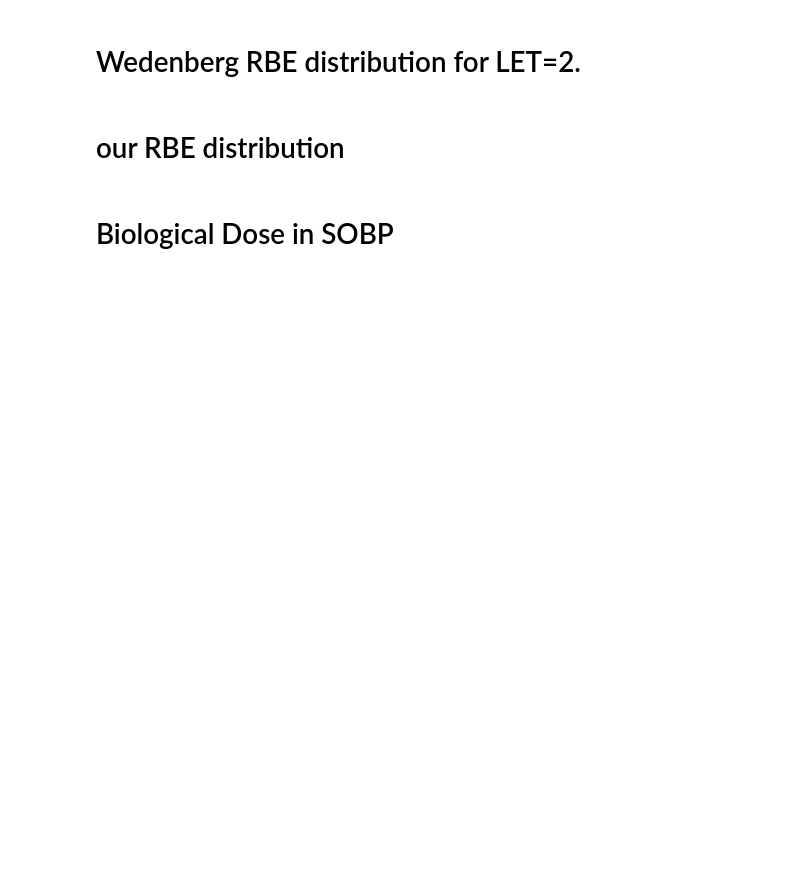
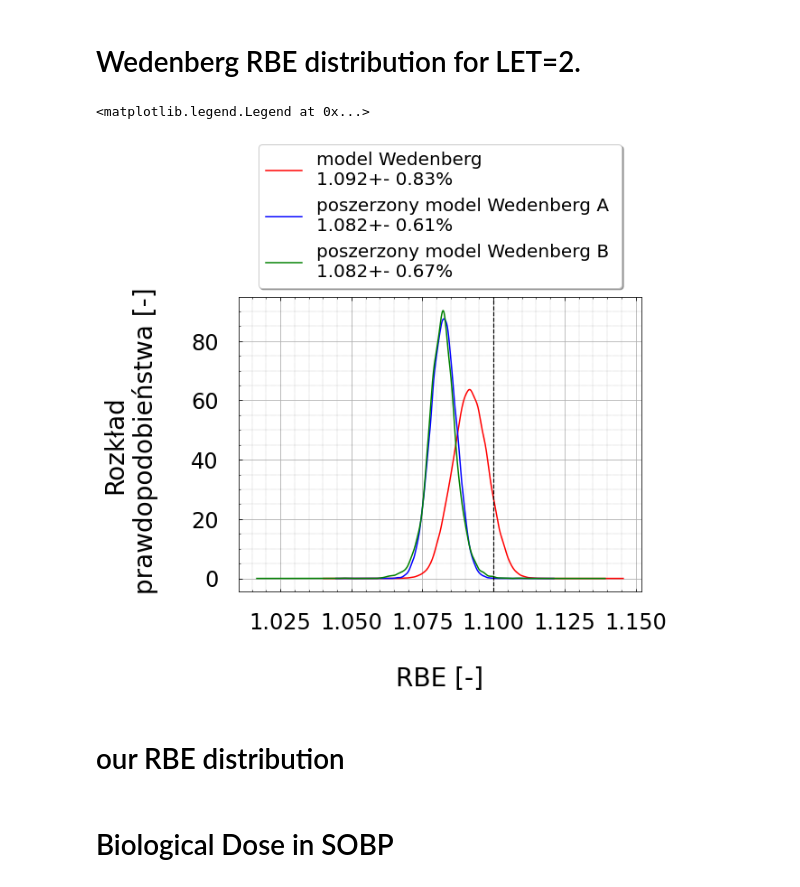
Before and after one commit to kingajelen/JelenPhD, a Jupyter notebook: 05_Dose_distribution_in_SOBP.ipynb, the cells around one changed output. Saved outputs shown, nothing was run; the diff lists cells and outputs as text; code cells hidden in the pictures; blank space fills up the shorter version.

```diff
--- a/05_Dose_distribution_in_SOBP.ipynb
+++ b/05_Dose_distribution_in_SOBP.ipynb
@@ -137,30 +183,36 @@ ax2.legend(loc="center",bbox_to_anchor=(0.25, 0.7), borderaxespad=0.,fontsize=20
 # %% [markdown]
 # Wedenberg RBE distribution for LET=2.
+# %%
+abx=10.
 # %%
-tmp_WB = rbe_wedenberg(2.0,3., 2.0, q )
-tmp_WA = pd.DataFrame(rbe_wedenberg(2.0,3., 2.0, q_WA))
-tmp_W = pd.DataFrame(rbe_wedenberg(2.0,3., 2.0, q_W))
+tmp_WB = rbe_wedenberg(2.0,3.,abx, q )
+tmp_WA = pd.DataFrame(rbe_wedenberg(2.0,3., abx, q_WA))
+tmp_W = pd.DataFrame(rbe_wedenberg(2.0,3., abx, q_W))
 # %%
-WA_text = "Wedenberg extended model A \n"+str(np.round(tmp_WA.mean()[0],3))+"+- "+str(np.round(tmp_WA.std()[0]/tmp_WA.mean()[0]*100,2))+'%'
-W_text = "Wedenberg model \n"+str(np.round(tmp_W.mean()[0],3))+"+- "+str(np.round(tmp_W.std()[0]/tmp_W.mean()[0]*100,2))+'%'
-WB_text = "Wedenberg extended model B \n"+str(np.round(tmp_WB.mean()[0],3))+"+- "+str(np.round(tmp_WB.std()[0]/tmp_WB.mean()[0]*100,2))+'%'
+WA_text = "poszerzony model Wedenberg A \n"+str(np.round(tmp_WA.mean()[0],3))+"+- "+str(np.round(1.44*tmp_WA.std()[0]/tmp_WA.mean()[0]*100,2))+'%'
+W_text = "model Wedenberg \n"+str(np.round(tmp_W.mean()[0],3))+"+- "+str(np.round(1.44*tmp_W.std()[0]/tmp_W.mean()[0]*100,2))+'%'
+WB_text = "poszerzony model Wedenberg B \n"+str(np.round(tmp_WB.mean()[0],3))+"+- "+str(np.round(1.44*tmp_WB.std()[0]/tmp_WB.mean()[0]*100,2))+'%'
 # %%
 fig,ax = plt.subplots(figsize = (8,6))
 
 tmp_W.plot.kde(ax=ax,color='r')
 tmp_WA.plot.kde(ax=ax,color='blue')
 tmp_WB.plot.kde(ax=ax,color='green')
 
 ax.axvline(x=1.1, label='RBE = 1.1'.format(1.1),c='k',ls='--',lw=1.2)
-ax.legend([W_text,WA_text,WB_text], bbox_to_anchor=(0.6, 0.9))
 
 ax.set_title("")
 ax.set_xlabel("\nRBE [-]")
-ax.set_ylabel("Probability distribution [-]")
+ax.set_ylabel("Rozkład\n prawdopodobieństwa [-]\n")
 
 ax.grid()
 ax.minorticks_on()
 ax.grid(which='minor', linestyle=':', linewidth='0.2', color='k')
+
+ax.legend([W_text,WA_text,WB_text],loc='upper center', bbox_to_anchor=(0.5, 1.55),fancybox=True, shadow=True,ncol=1)
+# %% [output]
+<matplotlib.legend.Legend at 0x...>
+[figure, added]
 # %%
 #tmp=pd.DataFrame(list(zip(tmp_W,tmp_WA,tmp_WB)),
 #                          columns=['rbe'])
```
Also changed, not shown: parts of 39 cells of this notebook, 3 other files.
